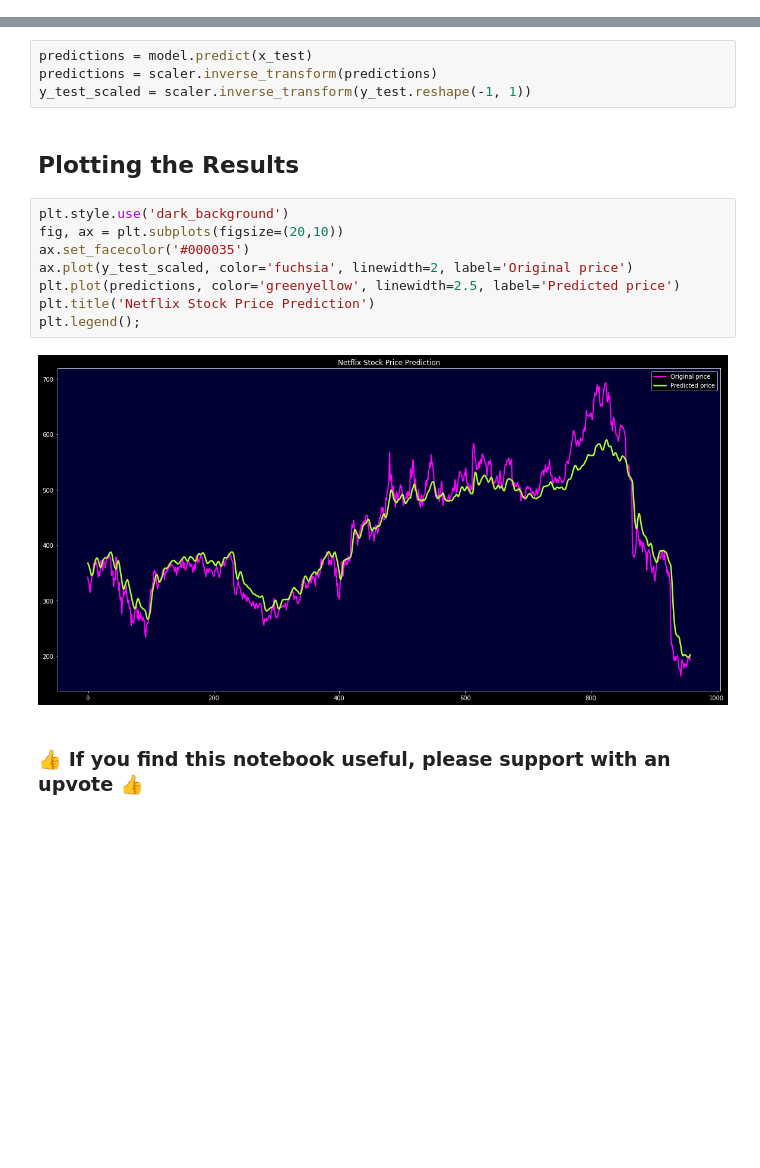
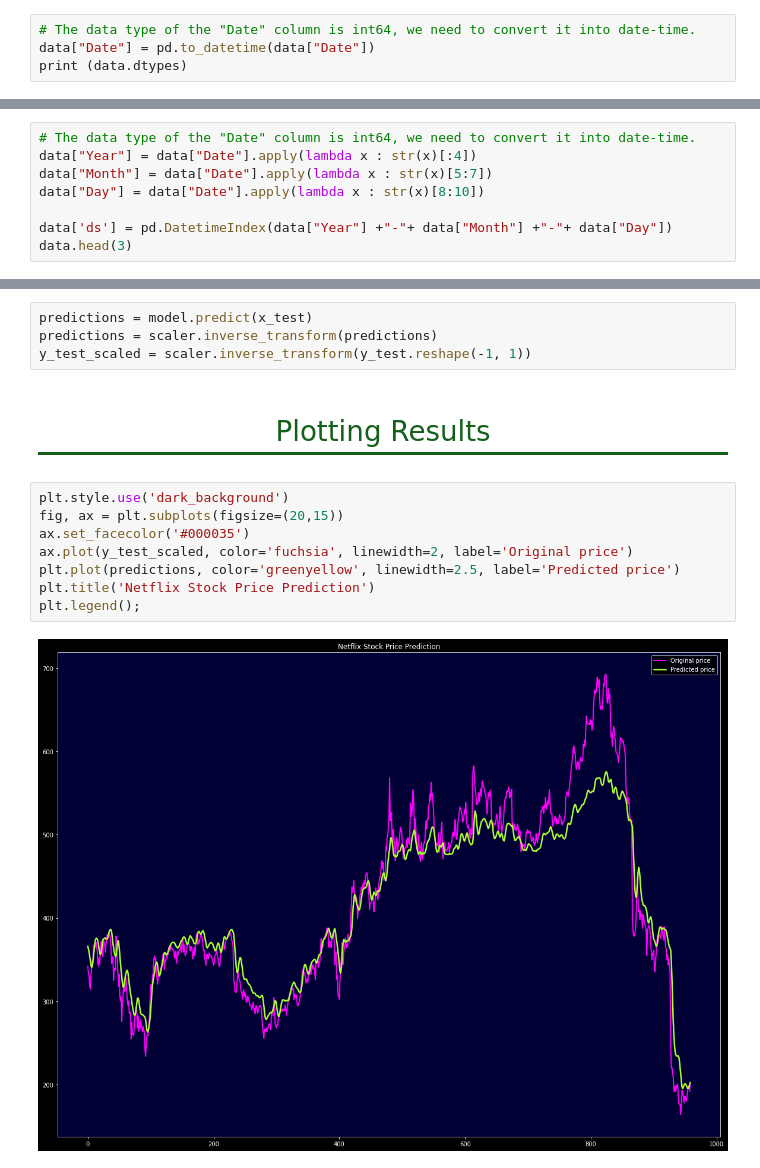
Before and after one commit to vainero/Stock-Price-Prediction---LSTM, a Jupyter notebook: stock-price-prediction-lstm.ipynb, the cells around one changed output, grey strips where cells are left out. Drawn from its saved outputs; the diff is of its cells as text; blank space fills up the shorter version.

Commit message:
Kaggle Notebook | Stock Price Prediction - LSTM | Version 5

```diff
--- a/stock-price-prediction-lstm.ipynb
+++ b/stock-price-prediction-lstm.ipynb
@@ -48,0 +68,4 @@ data.head()
+# %%
+# The data type of the "Date" column is int64, we need to convert it into date-time.
+data["Date"] = pd.to_datetime(data["Date"])
+print (data.dtypes)
@@ -48,0 +81,8 @@ data.head()
+# %%
+# The data type of the "Date" column is int64, we need to convert it into date-time.
+data["Year"] = data["Date"].apply(lambda x : str(x)[:4])
+data["Month"] = data["Date"].apply(lambda x : str(x)[5:7])
+data["Day"] = data["Date"].apply(lambda x : str(x)[8:10])
+
+data['ds'] = pd.DatetimeIndex(data["Year"] +"-"+ data["Month"] +"-"+ data["Day"])
+data.head(3)
@@ -197,17 +242,15 @@ model = load_model('stock_prediction')
 predictions = model.predict(x_test)
 predictions = scaler.inverse_transform(predictions)
 y_test_scaled = scaler.inverse_transform(y_test.reshape(-1, 1))
-# %% [markdown]
-## Plotting the Results
+# %% [markdown]
+# <p style="font-family:JetBrains Mono; font-weight:normal; letter-spacing: 2px; color:#145f19; font-size:100%; text-align:center;padding: 0px; border-bottom: 3px solid #145f19">Plotting Results</p>
 # %%
 plt.style.use('dark_background')
-fig, ax = plt.subplots(figsize=(20,10))
+fig, ax = plt.subplots(figsize=(20,15))
 ax.set_facecolor('#000035')
 ax.plot(y_test_scaled, color='fuchsia', linewidth=2, label='Original price')
 plt.plot(predictions, color='greenyellow', linewidth=2.5, label='Predicted price')
 plt.title('Netflix Stock Price Prediction')
 plt.legend();
 # %% [output]
-[figure, old version]
+[figure, new version]
-# %% [markdown]
-### 👍 If you find this notebook useful, please support with an upvote 👍
```
Also changed, not shown: parts of 28 cells of this notebook.
